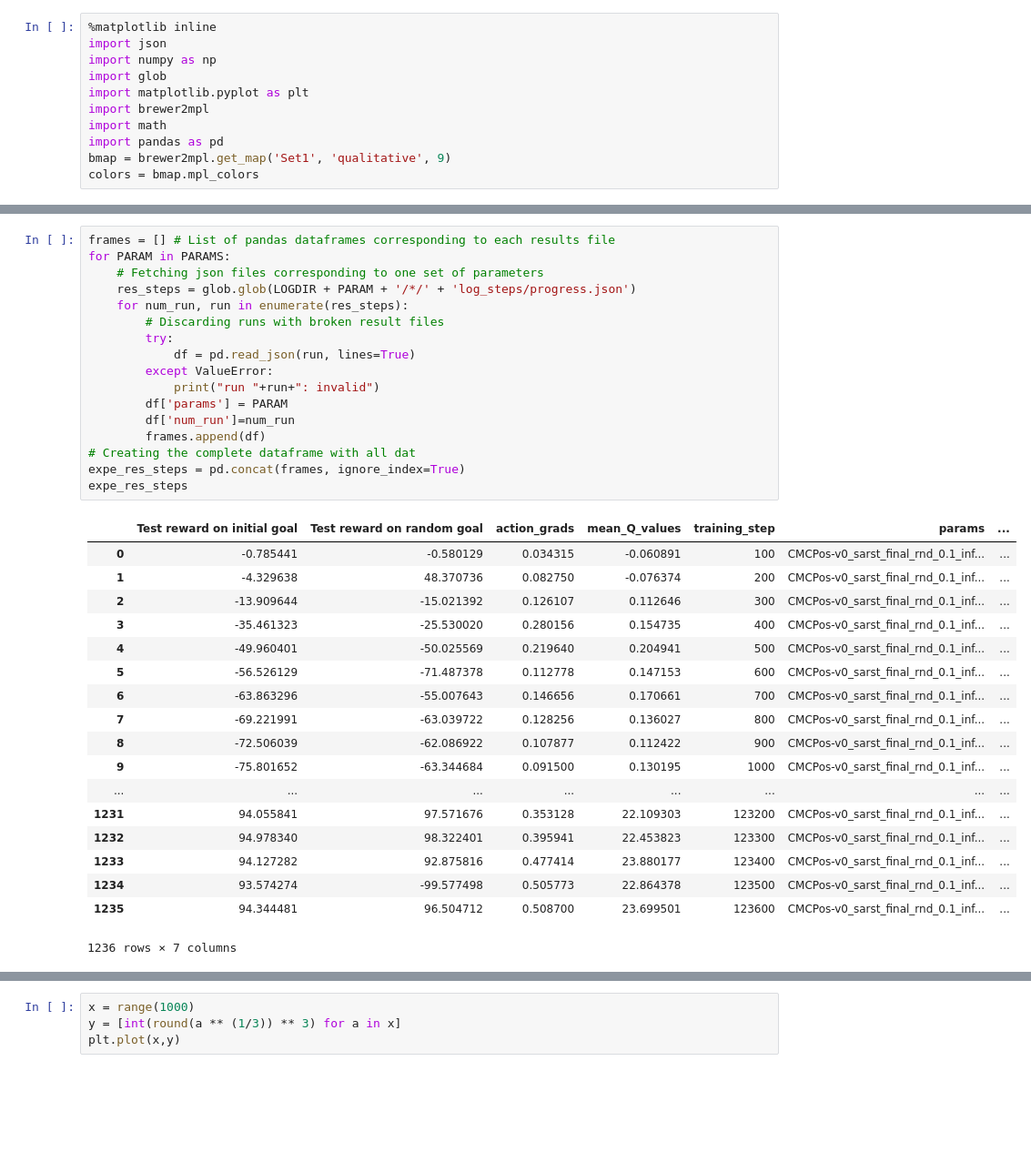
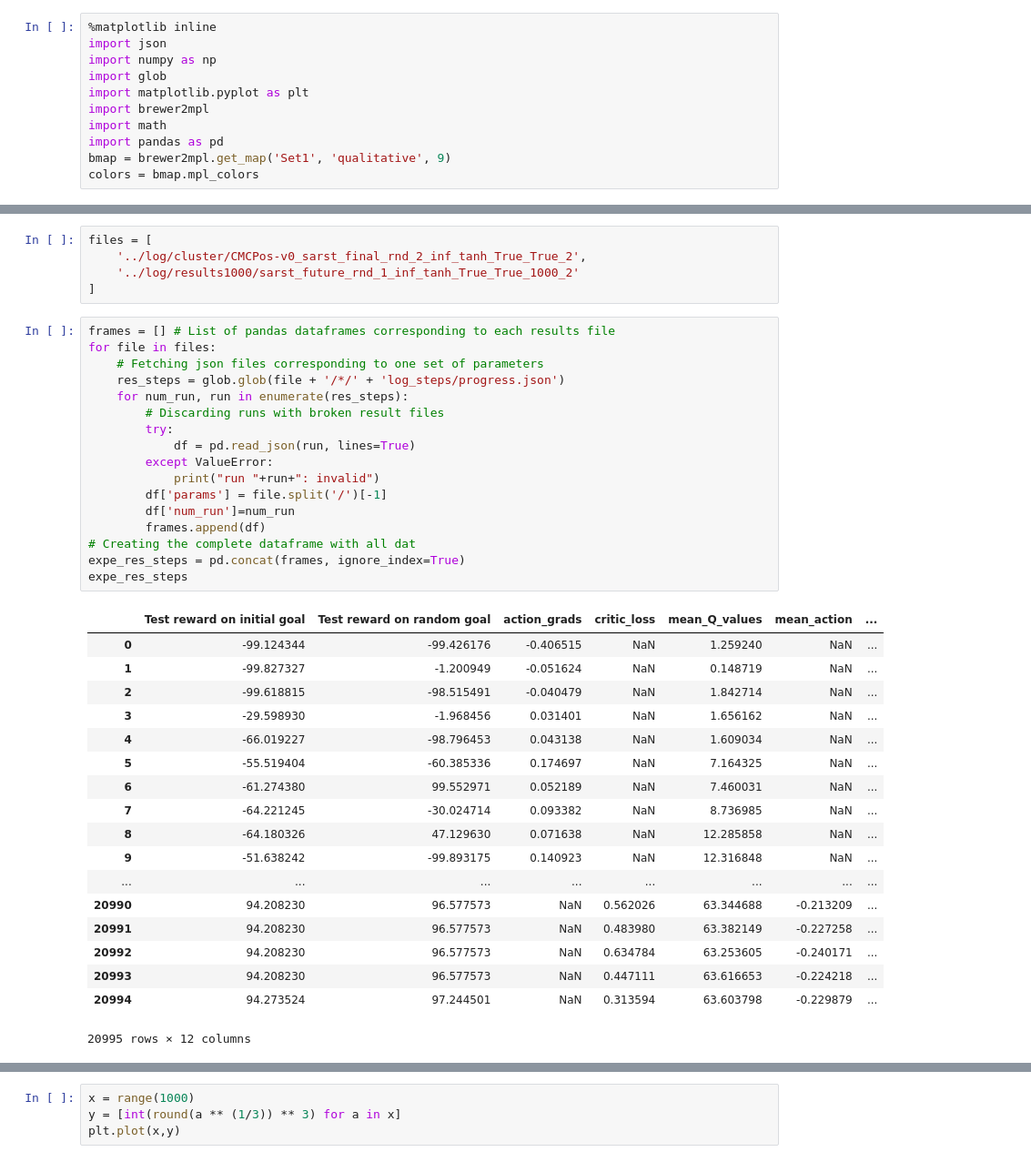
Before and after one commit to pifouuu/deep-rl, a Jupyter notebook: notebooks/sarst_comp_1_various_explo-Copy1.ipynb, the cells around one changed output, grey strips where cells are left out. Shown at 91% size. Cells and saved outputs as stored; diff of their text form; blank space fills up the shorter version.

```diff
--- a/notebooks/sarst_comp_1_various_explo-Copy1.ipynb
+++ b/notebooks/sarst_comp_1_various_explo-Copy1.ipynb
@@ -50,38 +12,43 @@ PARAMS = [
+# %%
+files = [
+    '../log/cluster/CMCPos-v0_sarst_final_rnd_2_inf_tanh_True_True_2',
+    '../log/results1000/sarst_future_rnd_1_inf_tanh_True_True_1000_2'
+]
 # %%
 frames = [] # List of pandas dataframes corresponding to each results file
-for PARAM in PARAMS:
+for file in files:
     # Fetching json files corresponding to one set of parameters
-    res_steps = glob.glob(LOGDIR + PARAM + '/*/' + 'log_steps/progress.json')
+    res_steps = glob.glob(file + '/*/' + 'log_steps/progress.json')
     for num_run, run in enumerate(res_steps):
         # Discarding runs with broken result files
         try:
             df = pd.read_json(run, lines=True)
         except ValueError:
             print("run "+run+": invalid")
-        df['params'] = PARAM
+        df['params'] = file.split('/')[-1]
         df['num_run']=num_run
         frames.append(df)
 # Creating the complete dataframe with all dat
 expe_res_steps = pd.concat(frames, ignore_index=True)
 expe_res_steps
 # %% [output]
-|  | Test reward on initial goal | Test reward on random goal | action_grads | mean_Q_values | training_step | params | ... |
-| 0 | -0.785441 | -0.580129 | 0.034315 | -0.060891 | 100 | CMCPos-v0_sarst_final_rnd_0.1_inf... | ... |
-| 1 | -4.329638 | 48.370736 | 0.082750 | -0.076374 | 200 | CMCPos-v0_sarst_final_rnd_0.1_inf... | ... |
-| 2 | -13.909644 | -15.021392 | 0.126107 | 0.112646 | 300 | CMCPos-v0_sarst_final_rnd_0.1_inf... | ... |
-| 3 | -35.461323 | -25.530020 | 0.280156 | 0.154735 | 400 | CMCPos-v0_sarst_final_rnd_0.1_inf... | ... |
-| 4 | -49.960401 | -50.025569 | 0.219640 | 0.204941 | 500 | CMCPos-v0_sarst_final_rnd_0.1_inf... | ... |
-| 5 | -56.526129 | -71.487378 | 0.112778 | 0.147153 | 600 | CMCPos-v0_sarst_final_rnd_0.1_inf... | ... |
-| 6 | -63.863296 | -55.007643 | 0.146656 | 0.170661 | 700 | CMCPos-v0_sarst_final_rnd_0.1_inf... | ... |
-| 7 | -69.221991 | -63.039722 | 0.128256 | 0.136027 | 800 | CMCPos-v0_sarst_final_rnd_0.1_inf... | ... |
-| 8 | -72.506039 | -62.086922 | 0.107877 | 0.112422 | 900 | CMCPos-v0_sarst_final_rnd_0.1_inf... | ... |
-| 9 | -75.801652 | -63.344684 | 0.091500 | 0.130195 | 1000 | CMCPos-v0_sarst_final_rnd_0.1_inf... | ... |
+|  | Test reward on initial goal | Test reward on random goal | action_grads | critic_loss | mean_Q_values | mean_action | ... |
+| 0 | -99.124344 | -99.426176 | -0.406515 | NaN | 1.259240 | NaN | ... |
+| 1 | -99.827327 | -1.200949 | -0.051624 | NaN | 0.148719 | NaN | ... |
+| 2 | -99.618815 | -98.515491 | -0.040479 | NaN | 1.842714 | NaN | ... |
+| 3 | -29.598930 | -1.968456 | 0.031401 | NaN | 1.656162 | NaN | ... |
+| 4 | -66.019227 | -98.796453 | 0.043138 | NaN | 1.609034 | NaN | ... |
+| 5 | -55.519404 | -60.385336 | 0.174697 | NaN | 7.164325 | NaN | ... |
+| 6 | -61.274380 | 99.552971 | 0.052189 | NaN | 7.460031 | NaN | ... |
+| 7 | -64.221245 | -30.024714 | 0.093382 | NaN | 8.736985 | NaN | ... |
+| 8 | -64.180326 | 47.129630 | 0.071638 | NaN | 12.285858 | NaN | ... |
+| 9 | -51.638242 | -99.893175 | 0.140923 | NaN | 12.316848 | NaN | ... |
 | ... | ... | ... | ... | ... | ... | ... | ... |
-| 1231 | 94.055841 | 97.571676 | 0.353128 | 22.109303 | 123200 | CMCPos-v0_sarst_final_rnd_0.1_inf... | ... |
-| 1232 | 94.978340 | 98.322401 | 0.395941 | 22.453823 | 123300 | CMCPos-v0_sarst_final_rnd_0.1_inf... | ... |
-| 1233 | 94.127282 | 92.875816 | 0.477414 | 23.880177 | 123400 | CMCPos-v0_sarst_final_rnd_0.1_inf... | ... |
-| 1234 | 93.574274 | -99.577498 | 0.505773 | 22.864378 | 123500 | CMCPos-v0_sarst_final_rnd_0.1_inf... | ... |
-| 1235 | 94.344481 | 96.504712 | 0.508700 | 23.699501 | 123600 | CMCPos-v0_sarst_final_rnd_0.1_inf... | ... |
+| 20990 | 94.208230 | 96.577573 | NaN | 0.562026 | 63.344688 | -0.213209 | ... |
+| 20991 | 94.208230 | 96.577573 | NaN | 0.483980 | 63.382149 | -0.227258 | ... |
+| 20992 | 94.208230 | 96.577573 | NaN | 0.634784 | 63.253605 | -0.240171 | ... |
+| 20993 | 94.208230 | 96.577573 | NaN | 0.447111 | 63.616653 | -0.224218 | ... |
+| 20994 | 94.273524 | 97.244501 | NaN | 0.313594 | 63.603798 | -0.229879 | ... |
-1236 rows × 7 columns
+20995 rows × 12 columns
 # %%
 # Only keeping lines corresponding to the evaluation at training step N
```
Also changed, not shown: parts of 4 cells of this notebook, 11 other files.
